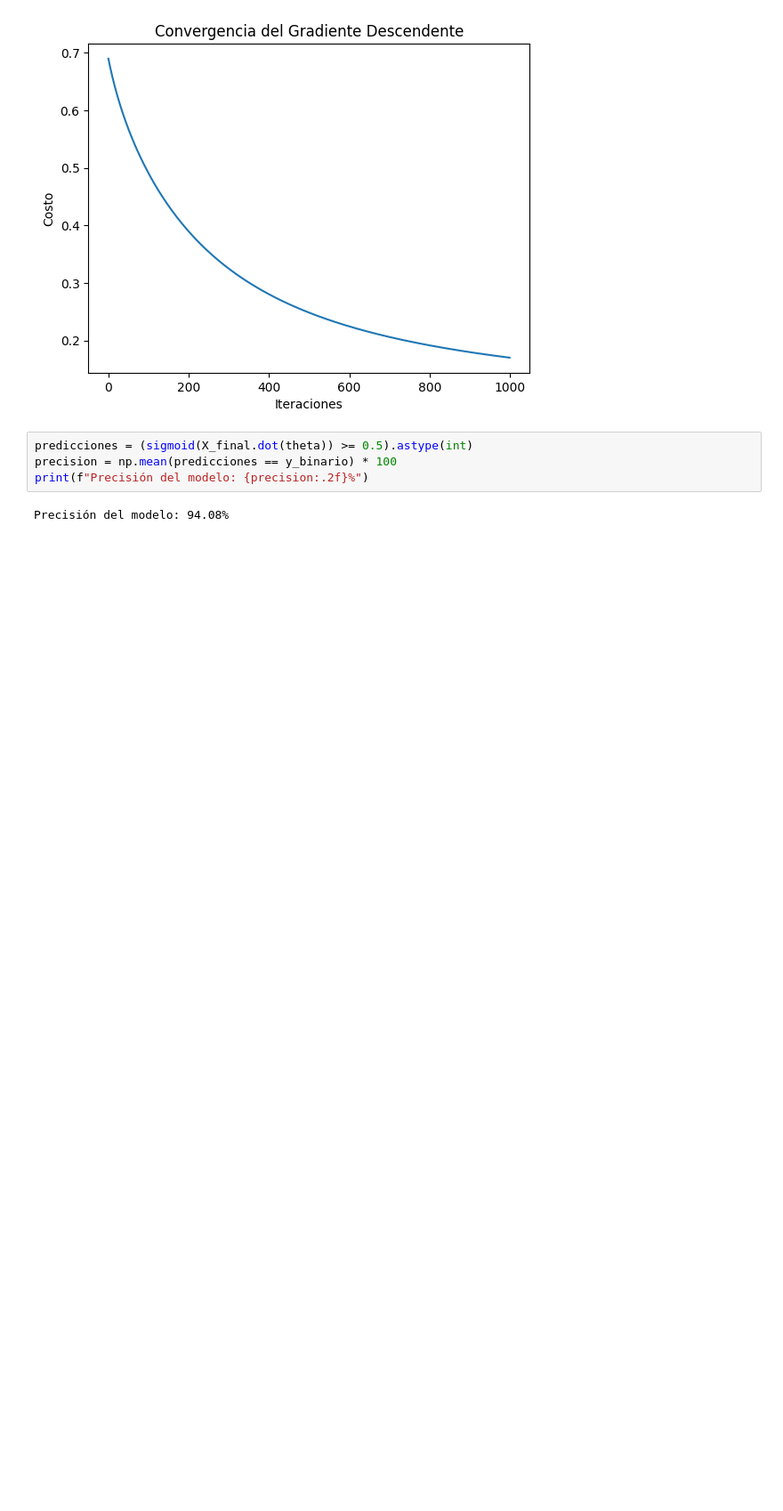
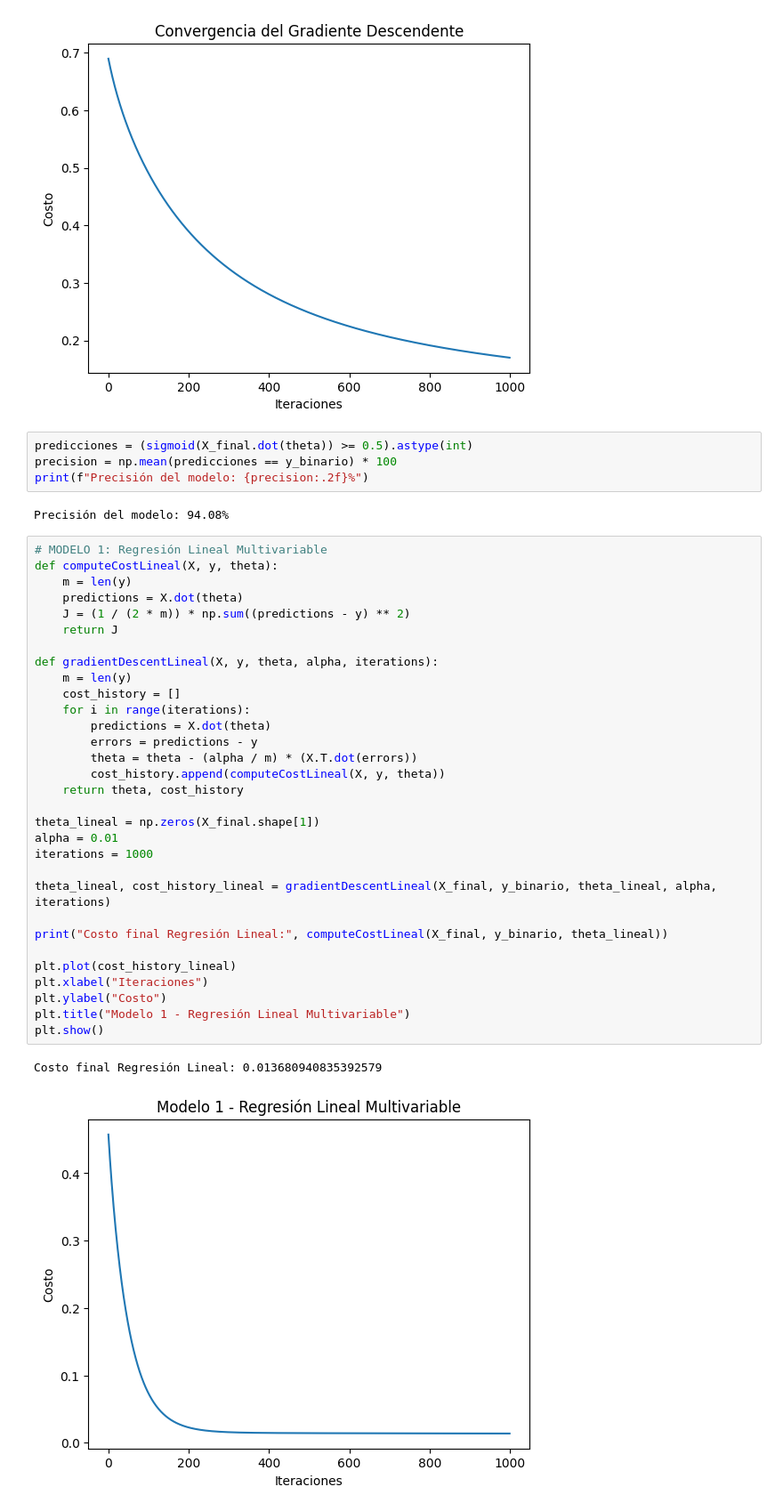
Before and after one commit to jogaesmo/Escobar_Moscoso_Jorge_Gabriel_IA_1, a Jupyter notebook: lab2/EscobarMoscosoLab2_IA1.ipynb, the cells around one changed output. Shown at 89% size. Saved outputs shown, nothing was run; the diff lists cells and outputs as text; blank space fills up the shorter version.

Commit message:
actualizar Lab2 con los 3 modelos y 100 predicciones

```diff
--- a/lab2/EscobarMoscosoLab2_IA1.ipynb
+++ b/lab2/EscobarMoscosoLab2_IA1.ipynb
@@ -177,3 +177,37 @@ precision = np.mean(predicciones == y_binario) * 100
 print(f"Precisión del modelo: {precision:.2f}%")
 # %% [output]
 Precisión del modelo: 94.08%
+# %%
+# MODELO 1: Regresión Lineal Multivariable
+def computeCostLineal(X, y, theta):
+    m = len(y)
+    predictions = X.dot(theta)
+    J = (1 / (2 * m)) * np.sum((predictions - y) ** 2)
+    return J
+
+def gradientDescentLineal(X, y, theta, alpha, iterations):
+    m = len(y)
+    cost_history = []
+    for i in range(iterations):
+        predictions = X.dot(theta)
+        errors = predictions - y
+        theta = theta - (alpha / m) * (X.T.dot(errors))
+        cost_history.append(computeCostLineal(X, y, theta))
+    return theta, cost_history
+
+theta_lineal = np.zeros(X_final.shape[1])
+alpha = 0.01
+iterations = 1000
+
+theta_lineal, cost_history_lineal = gradientDescentLineal(X_final, y_binario, theta_lineal, alpha, iterations)
+
+print("Costo final Regresión Lineal:", computeCostLineal(X_final, y_binario, theta_lineal))
+
+plt.plot(cost_history_lineal)
+plt.xlabel("Iteraciones")
+plt.ylabel("Costo")
+plt.title("Modelo 1 - Regresión Lineal Multivariable")
+plt.show()
+# %% [output]
+Costo final Regresión Lineal: 0.013680940835392579
+[figure, added]
```
Also changed, not shown: parts of 5 cells of this notebook.
